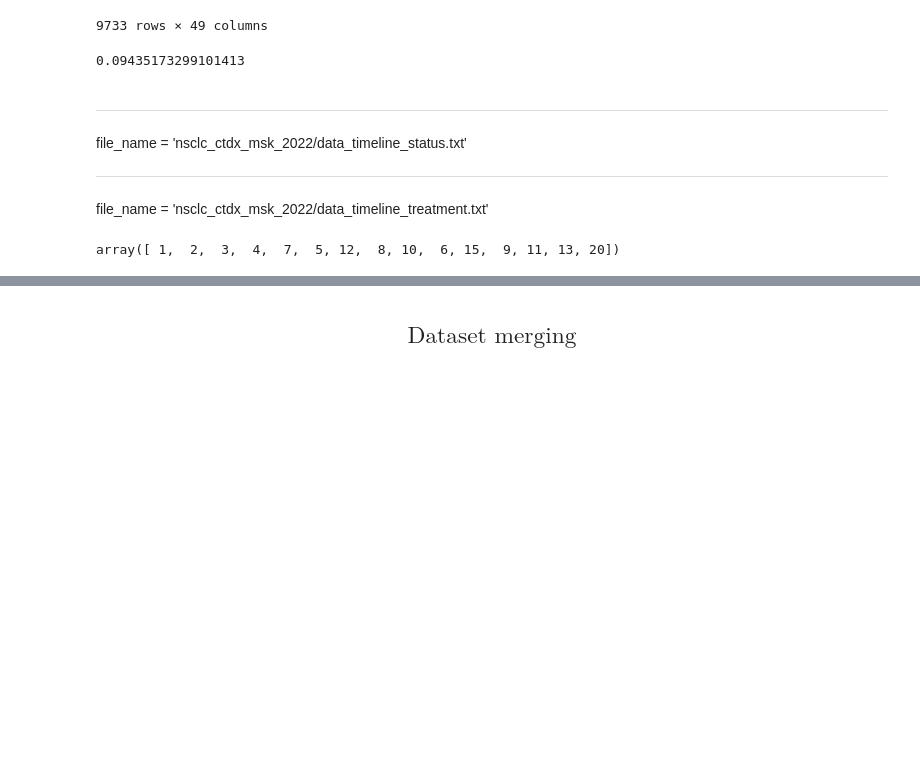
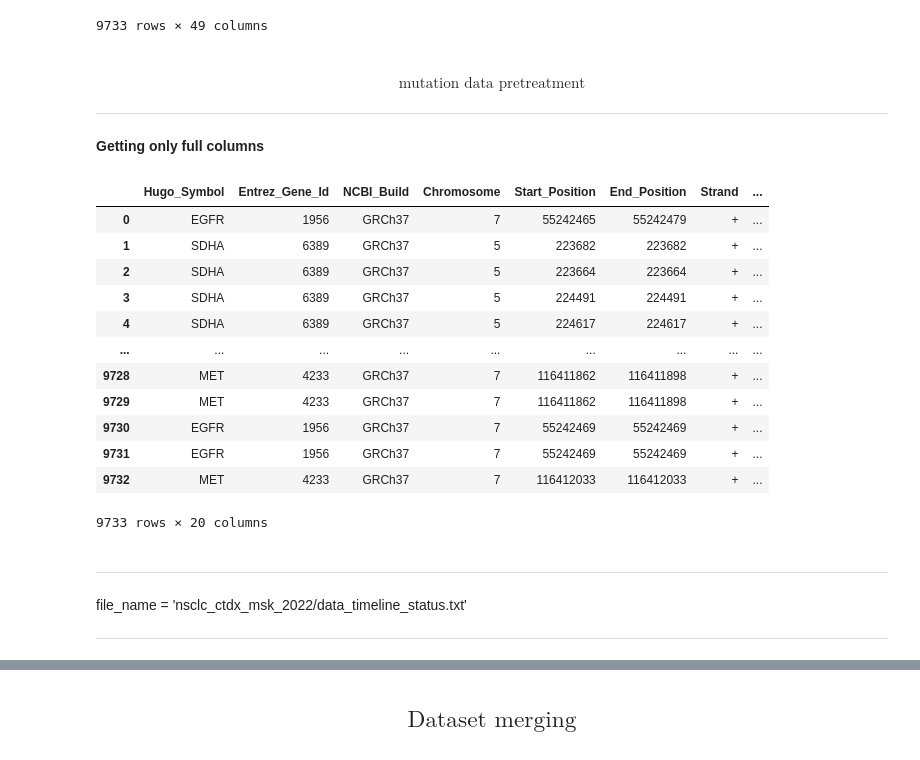
Before and after one commit to Ouiam-lhj/internship_CerebrospinalFluidCirculatingTumor, a Jupyter notebook: CerebrospinalFluidCirculatingTumor_AND_metastatic_lung.ipynb, the cells around one changed output, grey strips where cells are left out. Cells and saved outputs as stored; diff of their text form; code cells hidden in the pictures; blank space fills up the shorter version.

```diff
--- a/CerebrospinalFluidCirculatingTumor_AND_metastatic_lung.ipynb
+++ b/CerebrospinalFluidCirculatingTumor_AND_metastatic_lung.ipynb
@@ -1300,12 +1260,14 @@ df_metastatic_sv = pd.read_csv(file_name, sep = "\t")
 # %%
-### file_name = 'nsclc_ctdx_msk_2022/data_mutations.txt'
+file_name = 'nsclc_ctdx_msk_2022/data_mutations.txt'
 
 pd.set_option('display.max_columns', None)
 
 df_metastatic_mut = pd.read_csv(file_name, sep = "\t", skiprows=2)
-df_metastatic_mut.isna().sum()
+df_metastatic_mut
 
 df_metastatic_mut['VAF'] = round(df_metastatic_mut['t_alt_count']/(df_metastatic_mut['t_alt_count']+df_metastatic_mut['t_ref_count']),4)
+len(df_metastatic_mut['Tumor_Sample_Barcode'].unique())
+
 df_metastatic_mut
 # %% [output]
 |  | Hugo_Symbol | Entrez_Gene_Id | Center | NCBI_Build | Chromosome | Start_Position | End_Position | Strand | ... |
@@ -1321,47 +1283,53 @@ df_metastatic_mut
 | 9731 | EGFR | 1956 | NaN | GRCh37 | 7 | 55242469 | 55242469 | + | ... |
 | 9732 | MET | 4233 | NaN | GRCh37 | 7 | 116412033 | 116412033 | + | ... |
 9733 rows × 49 columns
-# %%
-147/(1411+147)
-# %% [output]
-0.09435173299101413
+# %% [markdown]
+####  $$ \text{ mutation data pretreatment }$$
+------
+**Getting only full columns**
 # %%
-### def get_useless_column(df):
+def get_useless_column(df):
     L = df.columns
     unique = 0
     l = 0
     LL = []
     for elt in L:
         unique = df[elt].isna().sum()
 
         if unique == 0 :
             LL.append(elt)
 
     return LL, len(LL)
 
+df_metastatic_mut
+df_metastatic_mut = df_metastatic_mut.rename(columns={'Tumor_Sample_Barcode': 'SAMPLE_ID'})
 
 liste_colonne_mutation_complètes = get_useless_column(df_metastatic_mut)
 
-df_metatstatic_col_notna = df_metastatic_mut[['Hugo_Symbol', 'Entrez_Gene_Id', 'NCBI_Build', 'Chromosome', 'Start_Position', 'End_Position', 'Strand', 'Consequence', 'Variant_Classification', 'Variant_Type', 'Reference_Allele', 'Tumor_Seq_Allele1', 'Tumor_Seq_Allele2', 'Tumor_Sample_Barcode', 't_ref_count', 't_alt_count', 'Transcript_ID', 'Annotation_Status', 'Hotspot']]
+df_metastatic_mut = df_metastatic_mut[['Hugo_Symbol', 'Entrez_Gene_Id', 'NCBI_Build', 'Chromosome', 'Start_Position', 'End_Position', 'Strand', 'Consequence', 'Variant_Classification', 'Variant_Type', 'Reference_Allele', 'Tumor_Seq_Allele1', 'Tumor_Seq_Allele2', 'SAMPLE_ID', 't_ref_count', 't_alt_count', 'Transcript_ID', 'Annotation_Status', 'Hotspot']]
+df_metastatic_mut['VAF'] = round(df_metastatic_mut['t_alt_count']/(df_metastatic_mut['t_alt_count']+df_metastatic_mut['t_ref_count']),4)
 
-df_metatstatic_col_notna
-df_metatstatic_col_notna[df_metatstatic_col_notna['Tumor_Sample_Barcode'].str[:9]=='P-0027419']
-df_metatstatic_col_notna[df_metatstatic_col_notna['Tumor_Sample_Barcode']=='MSK-L-002-001B']
-#df_metatstatic_col_notna[df_metatstatic_col_notna['Tumor_Sample_Barcode'].str[:9]=='P-0027419']
+df_metastatic_mut['SAMPLE_ID'].str[:9].unique()[0]
+
+
+
+df_metastatic_mut
+# %% [output]
+|  | Hugo_Symbol | Entrez_Gene_Id | NCBI_Build | Chromosome | Start_Position | End_Position | Strand | ... |
+| 0 | EGFR | 1956 | GRCh37 | 7 | 55242465 | 55242479 | + | ... |
+| 1 | SDHA | 6389 | GRCh37 | 5 | 223682 | 223682 | + | ... |
+| 2 | SDHA | 6389 | GRCh37 | 5 | 223664 | 223664 | + | ... |
+| 3 | SDHA | 6389 | GRCh37 | 5 | 224491 | 224491 | + | ... |
+| 4 | SDHA | 6389 | GRCh37 | 5 | 224617 | 224617 | + | ... |
+| ... | ... | ... | ... | ... | ... | ... | ... | ... |
+| 9728 | MET | 4233 | GRCh37 | 7 | 116411862 | 116411898 | + | ... |
+| 9729 | MET | 4233 | GRCh37 | 7 | 116411862 | 116411898 | + | ... |
+| 9730 | EGFR | 1956 | GRCh37 | 7 | 55242469 | 55242469 | + | ... |
+| 9731 | EGFR | 1956 | GRCh37 | 7 | 55242469 | 55242469 | + | ... |
+| 9732 | MET | 4233 | GRCh37 | 7 | 116412033 | 116412033 | + | ... |
+9733 rows × 20 columns
 # %% [markdown]
 ----------------
 file_name = 'nsclc_ctdx_msk_2022/data_timeline_status.txt'
 
 -----------------
-# %% [markdown]
-file_name = 'nsclc_ctdx_msk_2022/data_timeline_treatment.txt'
-# %%
-ctdna_df = df_metastatic_sample[df_metastatic_sample['SAMPLE_CLASS'] == 'cfDNA']
-
-# Compter le nombre d’altérations par patient
-ctdna_alteration_counts = ctdna_df.groupby('PATIENT_ID').size().reset_index(name='N_CTDNA_ALTERATIONS')
-ctdna_alteration_counts['N_CTDNA_ALTERATIONS'].unique()
-
-#ctdna_df['N_CTDNA_ALTERATIONS'].unique()
-# %% [output]
-array([ 1,  2,  3,  4,  7,  5, 12,  8, 10,  6, 15,  9, 11, 13, 20])
```
Also changed, not shown: parts of 93 cells of this notebook.
